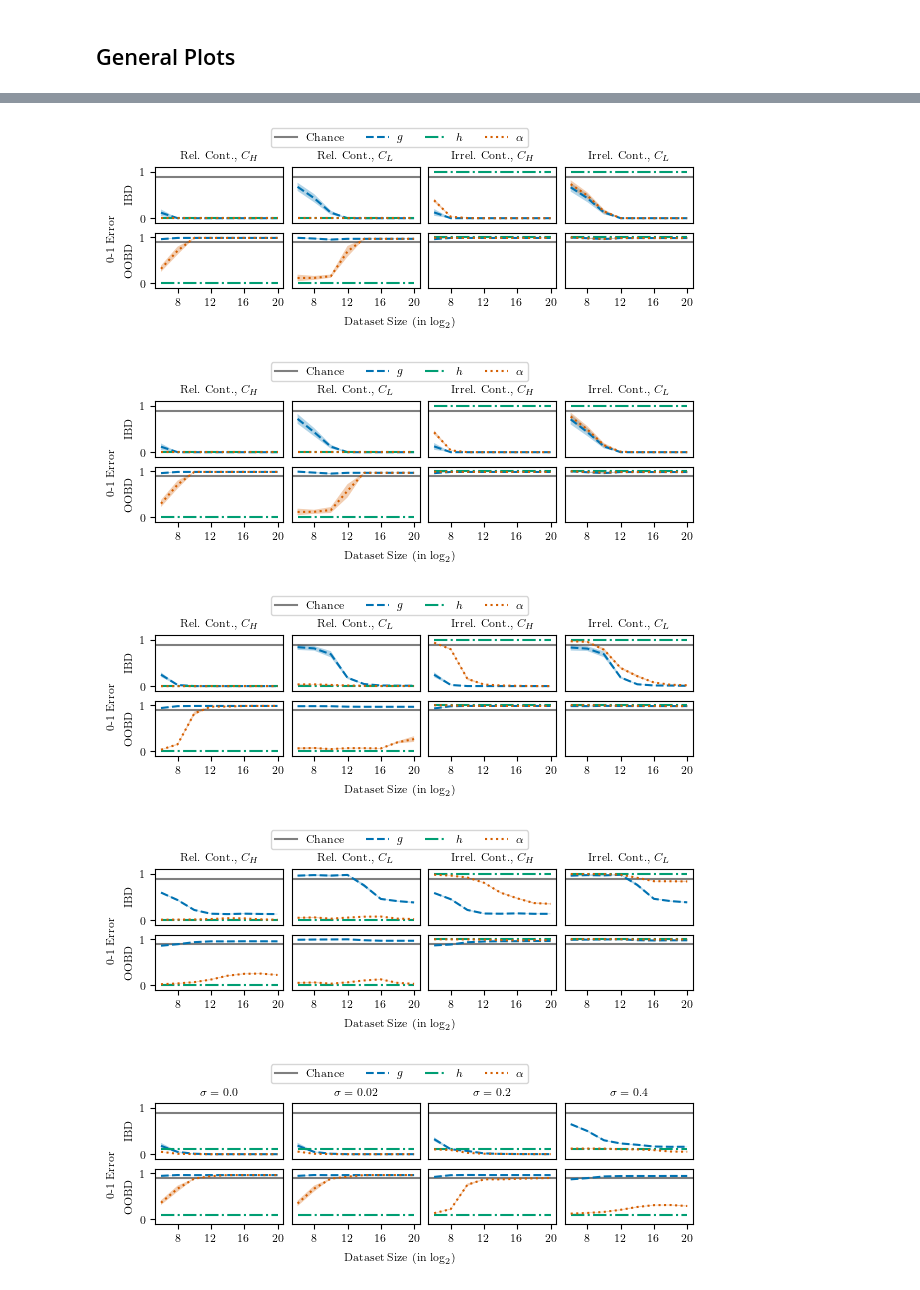
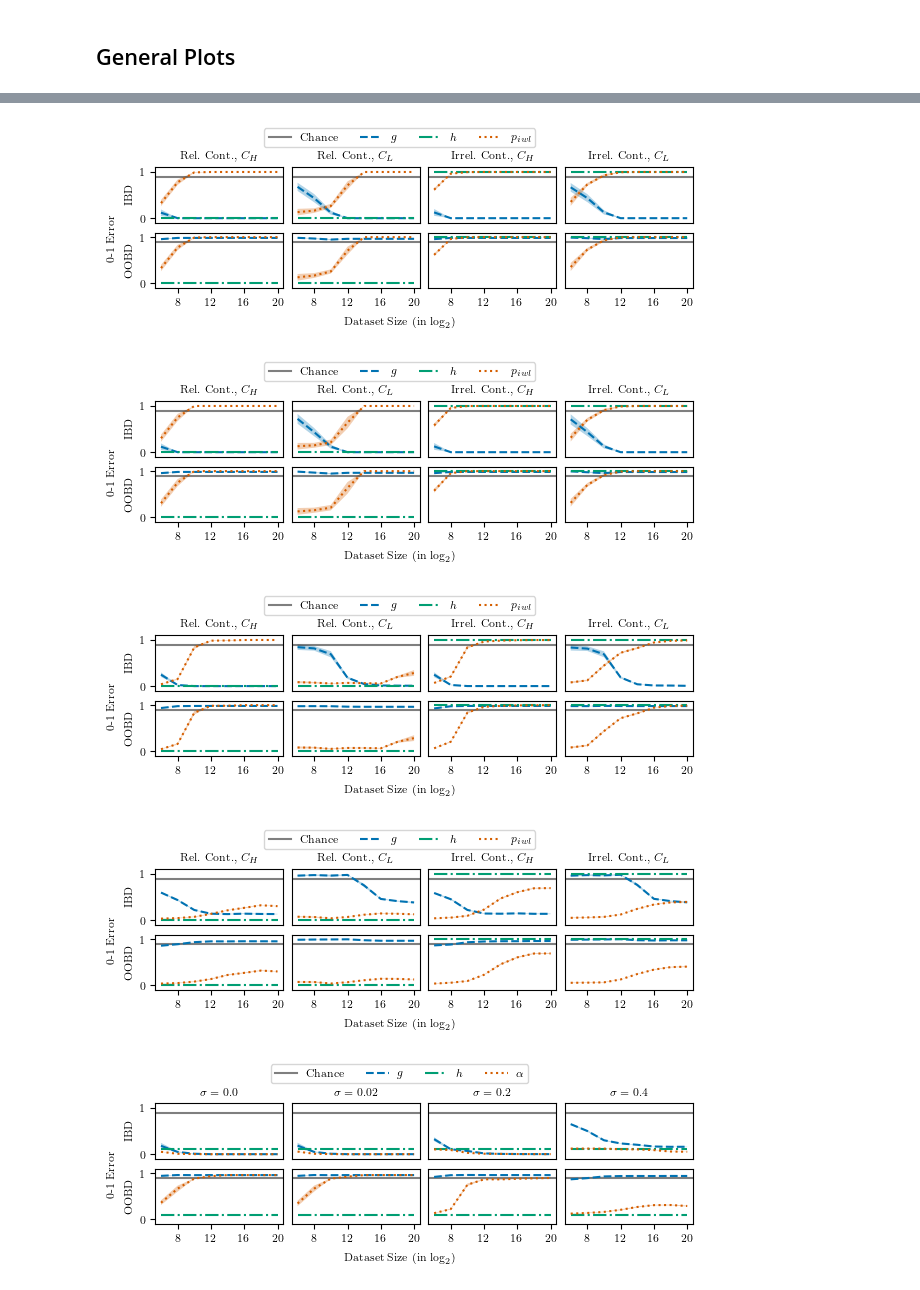
Before and after one commit to chanb/simple_icl, a Jupyter notebook: plot_utils/plot_noisy_inputs-alpha.ipynb, the cells around one changed output, grey strips where cells are left out. Drawn from its saved outputs; the diff is of its cells as text; code cells hidden in the pictures.

```diff
--- a/plot_utils/plot_noisy_inputs-alpha.ipynb
+++ b/plot_utils/plot_noisy_inputs-alpha.ipynb
@@ -378,6 +391,12 @@ eval_namess = [
     ],
 ]
 
+map_label = {
+    "iw": "$g$",
+    "ic": "$h$",
+    "alpha": "$p_{iwl}$",
+}
+
 map_ls = {
     "iw": "--",
     "ic": "-.",
@@ -407,15 +426,32 @@ for input_noise_std in input_noise_stds:
                 losses_mean = []
                 losses_std = []
 
+                """
+                stats["eval_name"].unique()
+
+                array(['accuracy', 'p_iwl', 'context contains query class', 'ic_pred',
+                        'iw_pred', 'num p_iwl >= 0.5',
+                        'p_iwl given context contains query class', 'loss'], dtype=object)
+                """
                 for dataset_size in dataset_sizes:
-                    data = 1 - (np.array(stats[
-                        (stats["p_relevant_context"] == f"{p_relevant_context}")
-                        & (stats["input_noise_std"] == f"{input_noise_std}")
-                        & (stats["stats_key"] == "accuracy")
-                        & (stats["eval_name"] == eval_name)
-                        & (stats["dataset_size"] == f"{dataset_size}")
-                        & (stats["dirname"] == f"synthetic-{model_type}-noisy_inputs")
-                    ]["stats"].to_list()))
+                    if model_type == "alpha":
+                        data = (np.array(stats[
+                            (stats["p_relevant_context"] == f"{p_relevant_context}")
+                            & (stats["input_noise_std"] == f"{input_noise_std}")
+                            & (stats["stats_key"] == "p_iwl")
+                            & (stats["eval_name"] == eval_name)
+                            & (stats["dataset_size"] == f"{dataset_size}")
+                            & (stats["dirname"] == f"synthetic-{model_type}-noisy_inputs")
+                        ]["stats"].to_list()))
+                    else:
+                        data = 1 - (np.array(stats[
+                            (stats["p_relevant_context"] == f"{p_relevant_context}")
+                            & (stats["input_noise_std"] == f"{input_noise_std}")
+                            & (stats["stats_key"] == "accuracy")
+                            & (stats["eval_name"] == eval_name)
+                            & (stats["dataset_size"] == f"{dataset_size}")
+                            & (stats["dirname"] == f"synthetic-{model_type}-noisy_inputs")
+                        ]["stats"].to_list()))
                     best_idx = best_idxes[(
                         model_type, p_relevant_context, input_noise_std, dataset_size
                     )]
@@ -432,38 +468,38 @@ for input_noise_std in input_noise_stds:
                 ax.plot(dataset_scale(np.array(dataset_sizes)), losses_mean, label=map_label[model_type] if eval_i == 0 and row_i == 0 else "", linestyle=ls[model_type])
                 ax.fill_between(dataset_scale(np.array(dataset_sizes)), losses_mean - losses_std, losses_mean + losses_std, alpha=0.3)
 
             ax.set_ylim(-0.1, 1.1)
             loc = plticker.MultipleLocator(base=base) # this locator puts ticks at regular intervals
             ax.xaxis.set_major_locator(loc)
 
             if eval_i == 0:
                 ax.set_ylabel("IBD" if row_i == 0 else "OOBD", fontsize="8",)
 
             if eval_i > 0:
                 ax.set_yticks([])
 
             if row_i == 0:
                 ax.set_title(map_eval[eval_name], fontsize="8",)
                 ax.set_xticks([])
 
     # fig.suptitle("$\\sigma$ = {}".format(input_noise_std))
     fig.supylabel("0-1 Error", fontsize="8",)
     fig.supxlabel("Dataset Size {}".format(dataset_unit), fontsize="8",)
     fig.legend(
         bbox_to_anchor=(0.0, 1.0, 1.0, 0.0),
         loc="lower center",
         ncols=4,
         borderaxespad=0.0,
         frameon=True,
         fontsize="8",
     )
     # fig.tight_layout()
-    plt.savefig("{}-noisy_inputs-input_noise_{}.pdf".format(variant_name, input_noise_std), dpi=600, format="pdf", bbox_inches="tight")
+    plt.savefig("{}-noisy_inputs-input_noise_{}-p_iwl.pdf".format(variant_name, input_noise_std), dpi=600, format="pdf", bbox_inches="tight")
 # %% [output]
-[figure, old version]
+[figure, new version]
-[figure, old version]
+[figure, new version]
-[figure, old version]
+[figure, new version]
-[figure, old version]
+[figure, new version]
 # %%
 stats["eval_name"].unique()
 # %%
```
Also changed, not shown: parts of 4 cells of this notebook, 4 other files.
